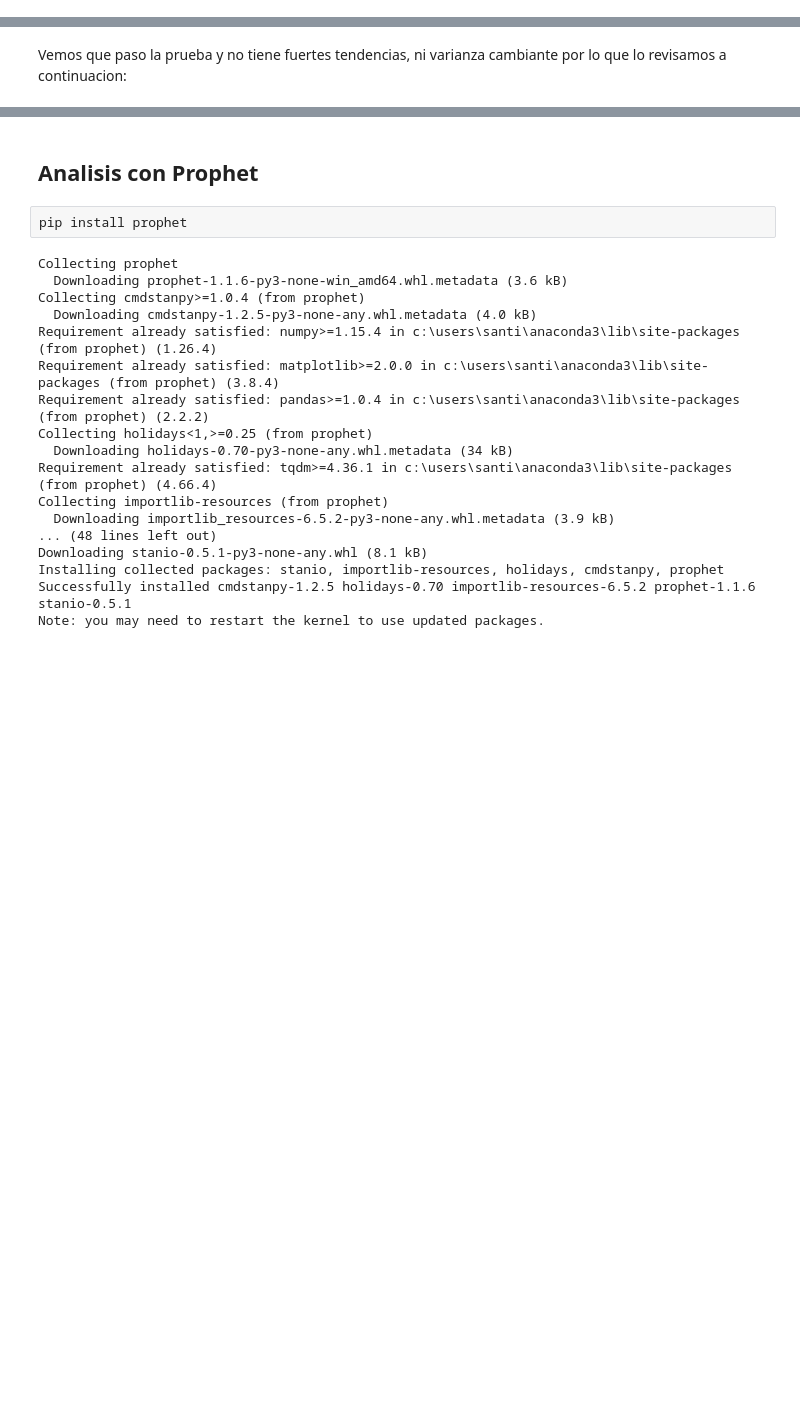
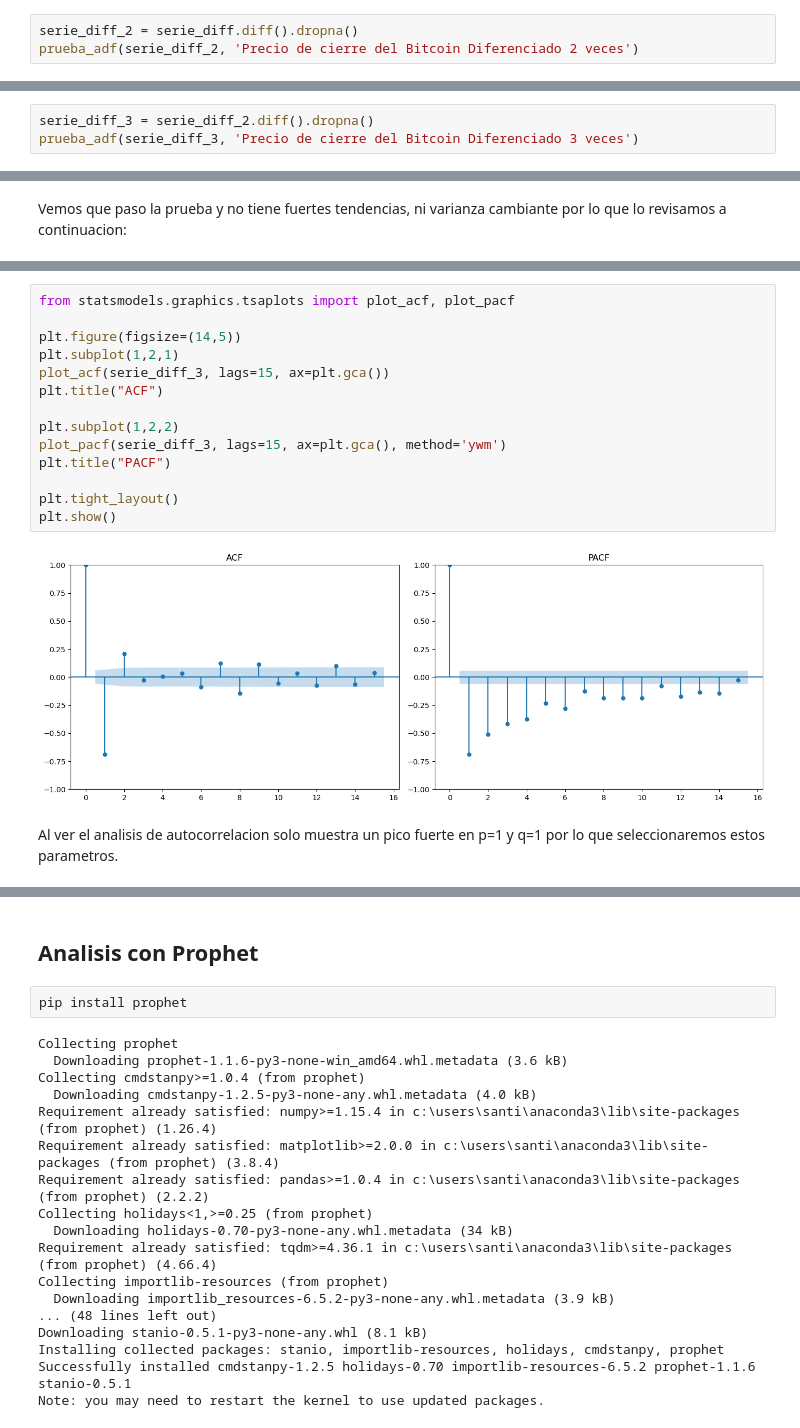
Before and after one commit to seba098098/Projecto_TRM, a Jupyter notebook: Notebooks/04_Modelado_Predictivo_Con_ML..ipynb, the cells around one changed output, grey strips where cells are left out. Saved outputs shown, nothing was run; the diff lists cells and outputs as text; blank space fills up the shorter version.

Commit message:
Pruebas v2

```diff
--- a/Notebooks/04_Modelado_Predictivo_Con_ML..ipynb
+++ b/Notebooks/04_Modelado_Predictivo_Con_ML..ipynb
@@ -131,3 +132,6 @@ Valores críticos:
    10%: -2.5681942108302214
 
 ✅ Precio de cierre del Bitcoin Diferenciado es estacionaria (rechazamos H0).
+# %%
+serie_diff_2 = serie_diff.diff().dropna()
+prueba_adf(serie_diff_2, 'Precio de cierre del Bitcoin Diferenciado 2 veces')
@@ -133,0 +148,3 @@ Valores críticos:
+# %%
+serie_diff_3 = serie_diff_2.diff().dropna()
+prueba_adf(serie_diff_3, 'Precio de cierre del Bitcoin Diferenciado 3 veces')
@@ -164,0 +206,18 @@ Vemos que los valores de la serie diferenciada giran entorno al eje horizontal y
+# %%
+from statsmodels.graphics.tsaplots import plot_acf, plot_pacf
+
+plt.figure(figsize=(14,5))
+plt.subplot(1,2,1)
+plot_acf(serie_diff_3, lags=15, ax=plt.gca())
+plt.title("ACF")
+
+plt.subplot(1,2,2)
+plot_pacf(serie_diff_3, lags=15, ax=plt.gca(), method='ywm')
+plt.title("PACF")
+
+plt.tight_layout()
+plt.show()
+# %% [output]
+[figure, added]
+# %% [markdown]
+Al ver el analisis de autocorrelacion solo muestra un pico fuerte en p=1 y q=1 por lo que seleccionaremos estos parametros.
```
Also changed, not shown: parts of 18 cells of this notebook.
